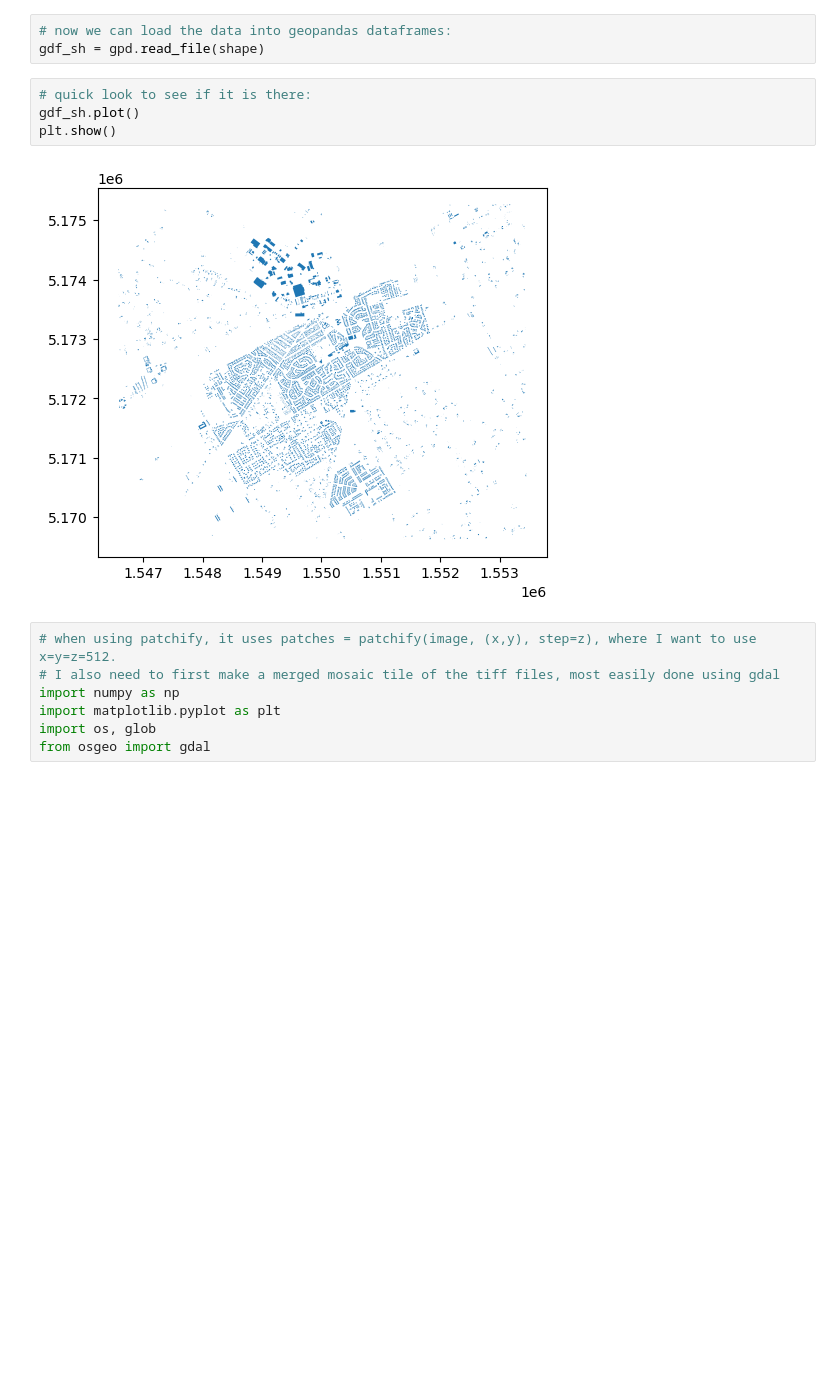
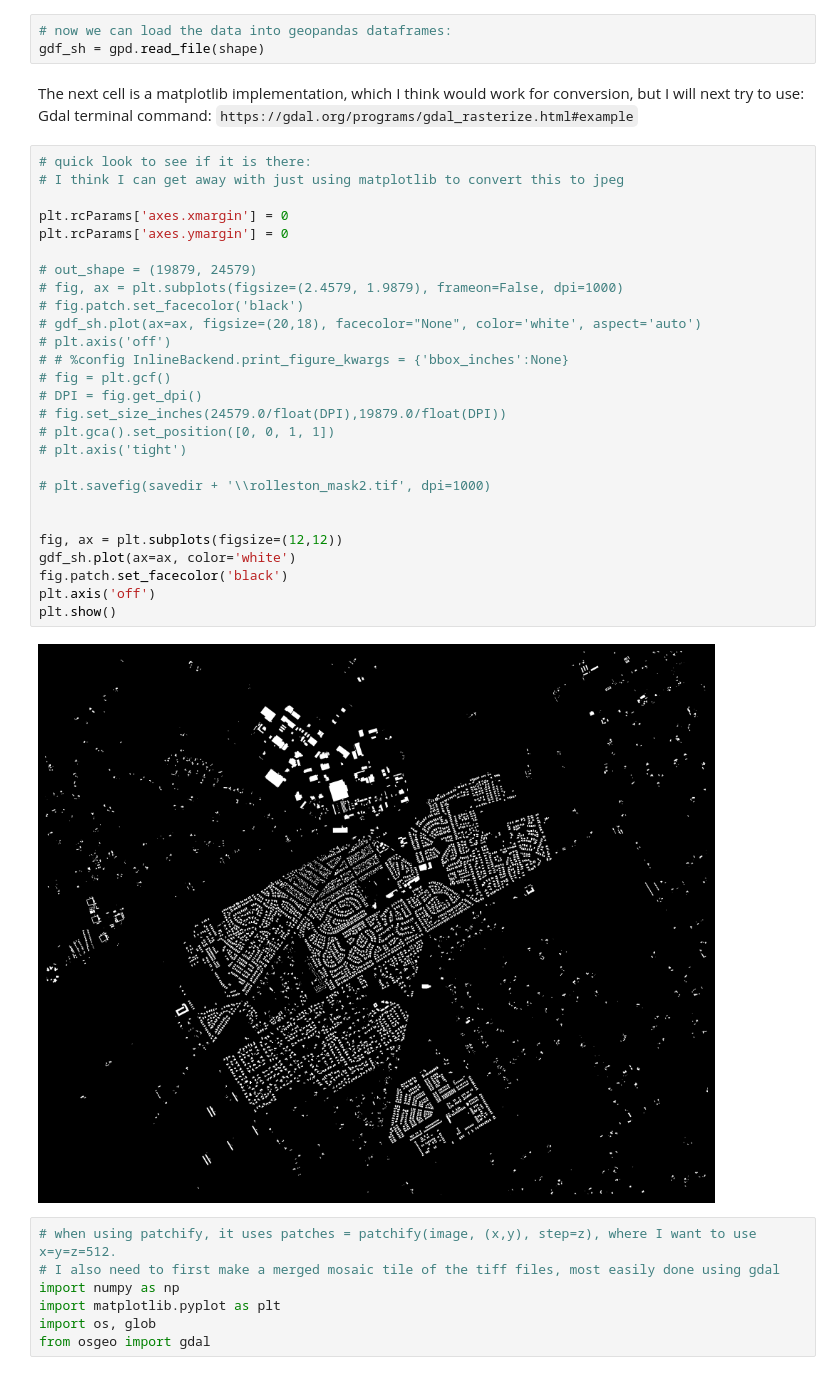
Before and after one commit to shaunlowis/PHYS_391B, a Jupyter notebook: data_process.ipynb, the cells around one changed output. Drawn from its saved outputs; the diff is of its cells as text; blank space fills up the shorter version.

```diff
--- a/data_process.ipynb
+++ b/data_process.ipynb
@@ -22,12 +22,38 @@ shape
 # %%
 # now we can load the data into geopandas dataframes:
 gdf_sh = gpd.read_file(shape)
+# %% [markdown]
+The next cell is a matplotlib implementation, which I think would work for conversion, but I will next try to use:\
+Gdal terminal command: `https://gdal.org/programs/gdal_rasterize.html#example`
 # %%
 # quick look to see if it is there:
-gdf_sh.plot()
+# I think I can get away with just using matplotlib to convert this to jpeg
+
+plt.rcParams['axes.xmargin'] = 0
+plt.rcParams['axes.ymargin'] = 0
+
+# out_shape = (19879, 24579)
+# fig, ax = plt.subplots(figsize=(2.4579, 1.9879), frameon=False, dpi=1000)
+# fig.patch.set_facecolor('black')
+# gdf_sh.plot(ax=ax, figsize=(20,18), facecolor="None", color='white', aspect='auto')
+# plt.axis('off')
+# # %config InlineBackend.print_figure_kwargs = {'bbox_inches':None}
+# fig = plt.gcf()
+# DPI = fig.get_dpi()
+# fig.set_size_inches(24579.0/float(DPI),19879.0/float(DPI))
+# plt.gca().set_position([0, 0, 1, 1])
+# plt.axis('tight')
+
+# plt.savefig(savedir + '\\rolleston_mask2.tif', dpi=1000)
+
+
+fig, ax = plt.subplots(figsize=(12,12))
+gdf_sh.plot(ax=ax, color='white')
+fig.patch.set_facecolor('black')
+plt.axis('off')
 plt.show()
 # %% [output]
-[figure, old version]
+[figure, new version]
 # %%
 # when using patchify, it uses patches = patchify(image, (x,y), step=z), where I want to use x=y=z=512.
 # I also need to first make a merged mosaic tile of the tiff files, most easily done using gdal
```
Also changed, not shown: parts of 3 cells of this notebook, 2 other files.
